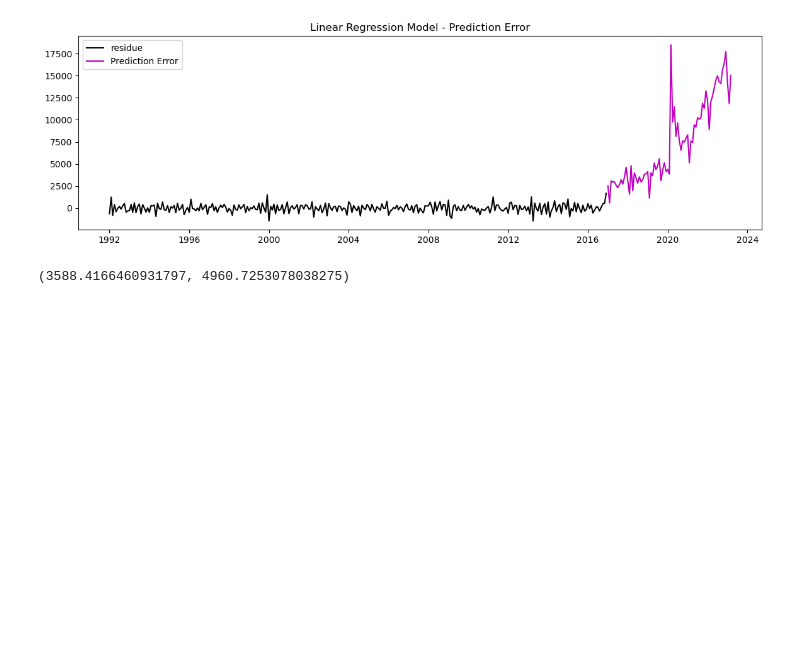
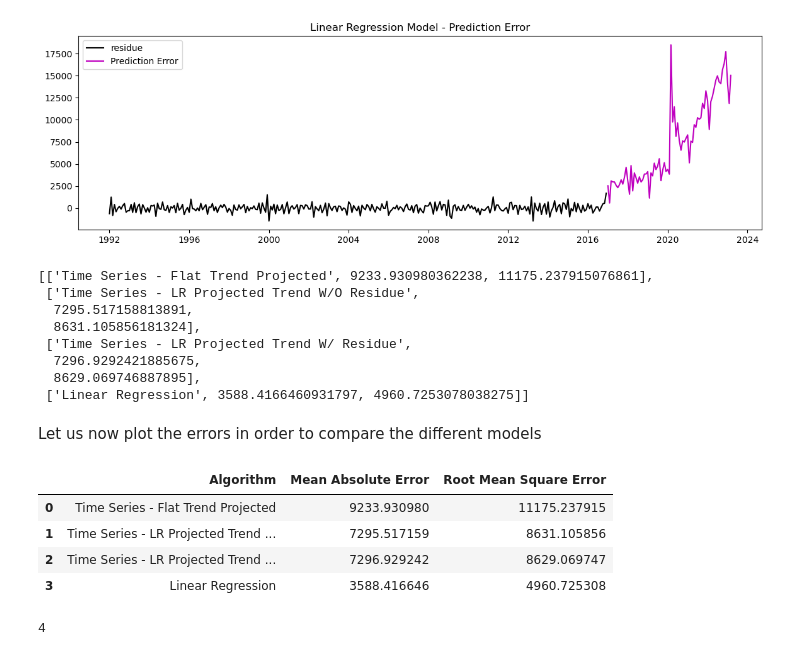
Before and after one commit to ashwin-kambli/MLAI-CapstoneProject, a Jupyter notebook: ML&AI - Capstone Project - Grocery Sales prediction.ipynb, the cells around one changed output. Cells and saved outputs as stored; diff of their text form; code cells hidden in the pictures; blank space fills up the shorter version.

```diff
--- a/ML&AI - Capstone Project - Grocery Sales prediction.ipynb
+++ b/ML&AI - Capstone Project - Grocery Sales prediction.ipynb
@@ -780,6 +813,29 @@ plt.legend()
 ### Size of the prediction error
 MAEp = np.abs(lr_pred_error).mean()
 RMSEp = np.sqrt( np.square(lr_pred_error).mean() )
-MAEp, RMSEp
+prediction_errors.append(['Linear Regression', MAEp, RMSEp])
+prediction_errors
 # %% [output]
-(3588.4166460931797, 4960.7253078038275)
+[['Time Series - Flat Trend Projected', 9233.930980362238, 11175.237915076861],
+ ['Time Series - LR Projected Trend W/O Residue',
+  7295.517158813891,
+  8631.105856181324],
+ ['Time Series - LR Projected Trend W/ Residue',
+  7296.9292421885675,
+  8629.069746887895],
+ ['Linear Regression', 3588.4166460931797, 4960.7253078038275]]
+# %% [markdown]
+Let us now plot the errors in order to compare the different models
+# %%
+errors_df = pd.DataFrame(prediction_errors, columns=['Algorithm', 'Mean Absolute Error', 'Root Mean Square Error'])
+errors_df
+# %% [output]
+|  | Algorithm | Mean Absolute Error | Root Mean Square Error |
+| 0 | Time Series - Flat Trend Projected | 9233.930980 | 11175.237915 |
+| 1 | Time Series - LR Projected Trend ... | 7295.517159 | 8631.105856 |
+| 2 | Time Series - LR Projected Trend ... | 7296.929242 | 8629.069747 |
+| 3 | Linear Regression | 3588.416646 | 4960.725308 |
+# %%
+len(prediction_errors)
+# %% [output]
+4
```
Also changed, not shown: parts of 13 cells of this notebook.
